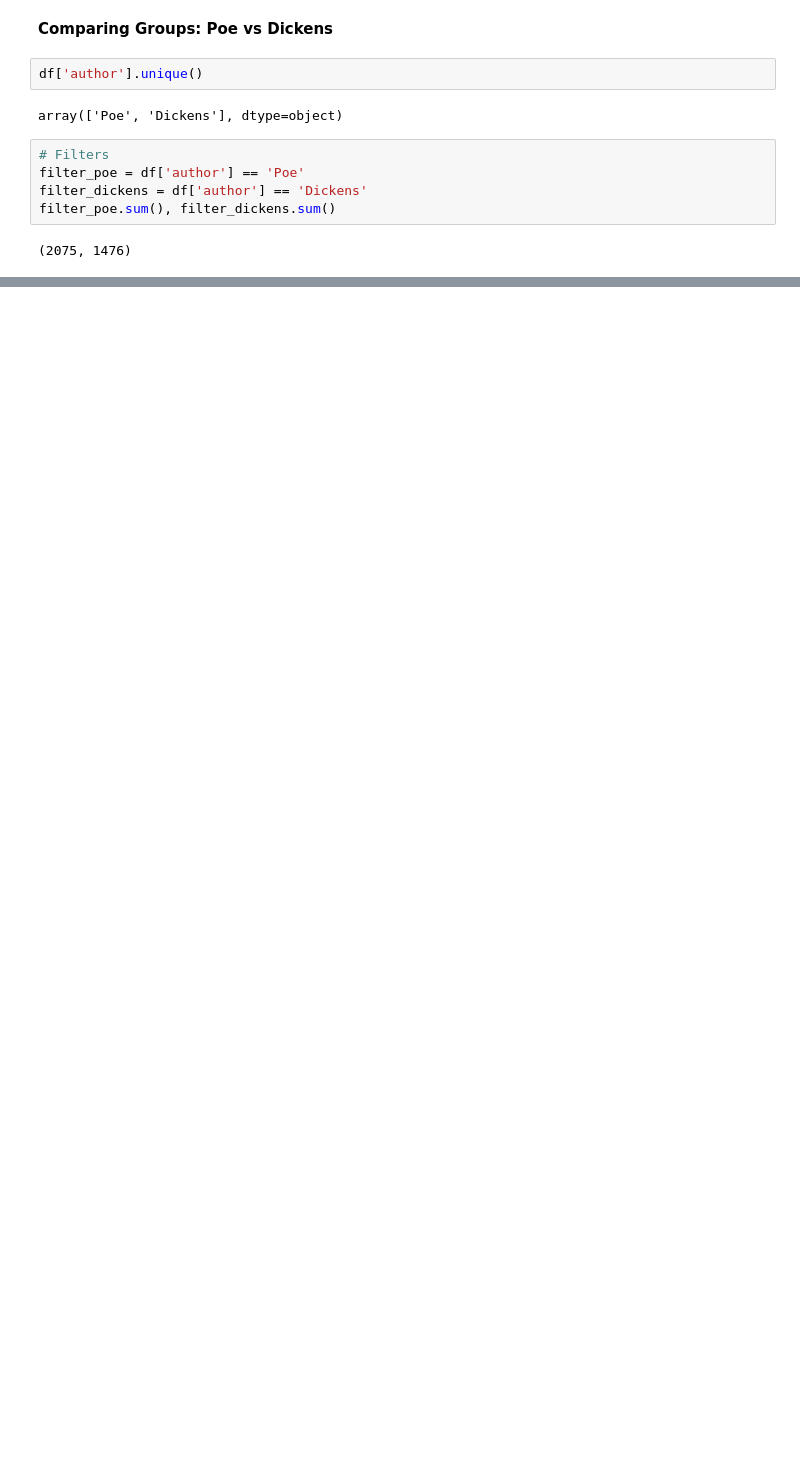
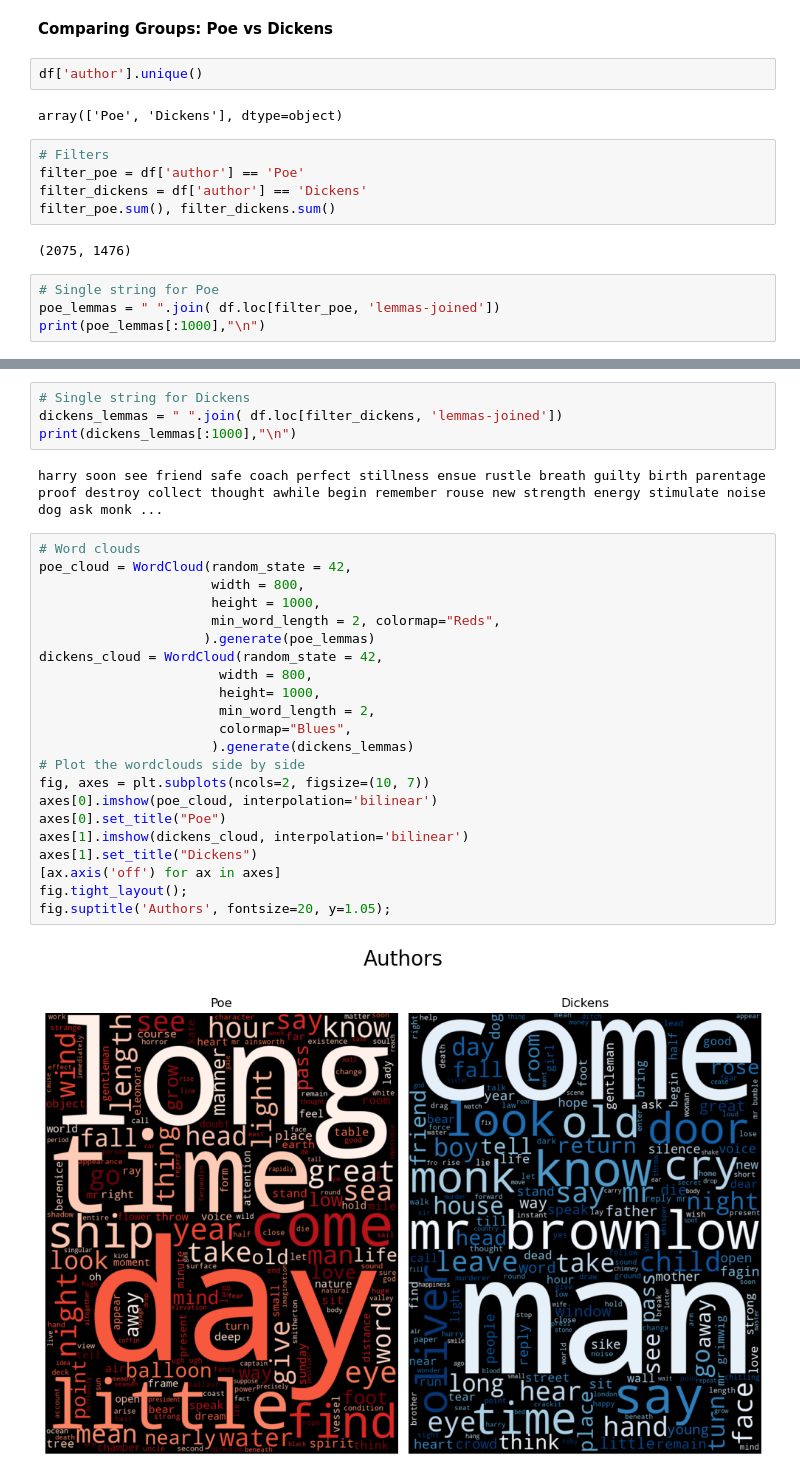
Before and after one commit to sof2401/Sofia-Wang__Belt-Exam-A, a Jupyter notebook: Yuan-Wang__Belt-Exam-A.ipynb, the cells around one changed output, grey strips where cells are left out. Drawn from its saved outputs; the diff is of its cells as text; blank space fills up the shorter version.

```diff
--- a/Yuan-Wang__Belt-Exam-A.ipynb
+++ b/Yuan-Wang__Belt-Exam-A.ipynb
@@ -65,3 +76,7 @@ filter_dickens = df['author'] == 'Dickens'
 filter_poe.sum(), filter_dickens.sum()
 # %% [output]
 (2075, 1476)
+# %%
+# Single string for Poe
+poe_lemmas = " ".join( df.loc[filter_poe, 'lemmas-joined'])
+print(poe_lemmas[:1000],"\n")
@@ -67,0 +85,30 @@ filter_poe.sum(), filter_dickens.sum()
+# %%
+# Single string for Dickens
+dickens_lemmas = " ".join( df.loc[filter_dickens, 'lemmas-joined'])
+print(dickens_lemmas[:1000],"\n")
+# %% [output]
+harry soon see friend safe coach perfect stillness ensue rustle breath guilty birth parentage proof destroy collect thought awhile begin remember rouse new strength energy stimulate noise dog ask monk ...
+# %%
+# Word clouds
+poe_cloud = WordCloud(random_state = 42,
+                      width = 800,
+                      height = 1000,
+                      min_word_length = 2, colormap="Reds",
+                     ).generate(poe_lemmas)
+dickens_cloud = WordCloud(random_state = 42,
+                       width = 800,
+                       height= 1000,
+                       min_word_length = 2,
+                       colormap="Blues",
+                      ).generate(dickens_lemmas)
+# Plot the wordclouds side by side
+fig, axes = plt.subplots(ncols=2, figsize=(10, 7))
+axes[0].imshow(poe_cloud, interpolation='bilinear')
+axes[0].set_title("Poe")
+axes[1].imshow(dickens_cloud, interpolation='bilinear')
+axes[1].set_title("Dickens")
+[ax.axis('off') for ax in axes]
+fig.tight_layout();
+fig.suptitle('Authors', fontsize=20, y=1.05);
+# %% [output]
+[figure, added]
```
Also changed, not shown: parts of 18 cells of this notebook, 2 other files.
